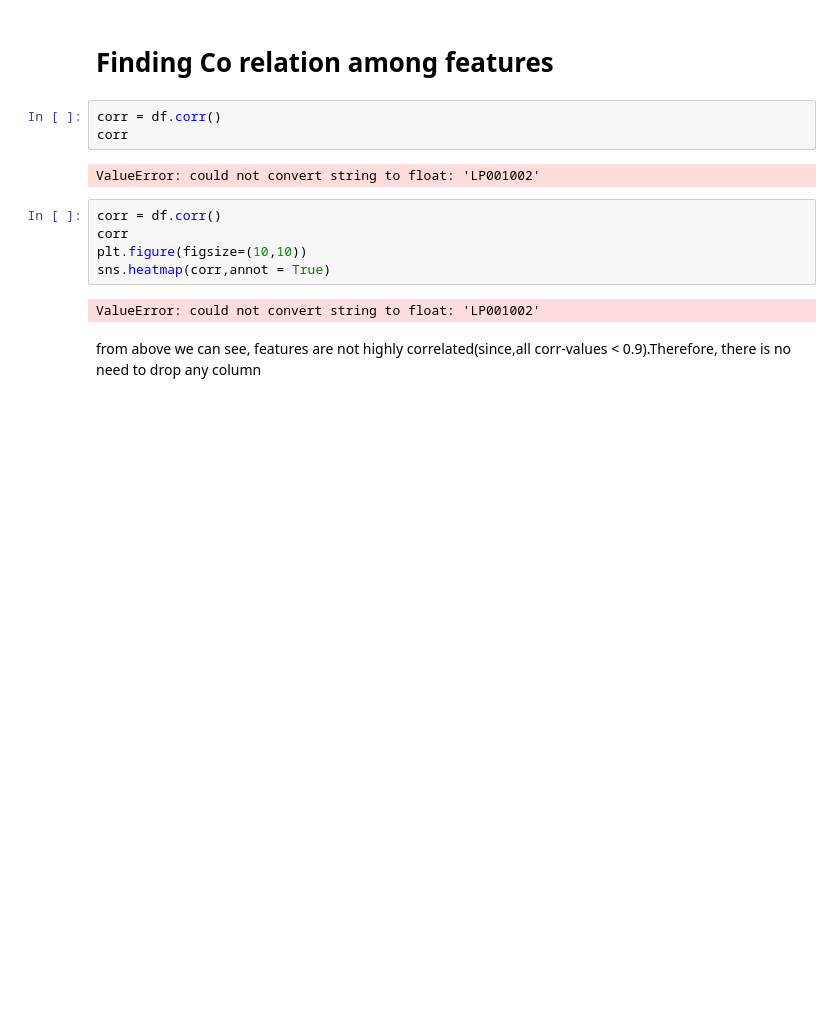
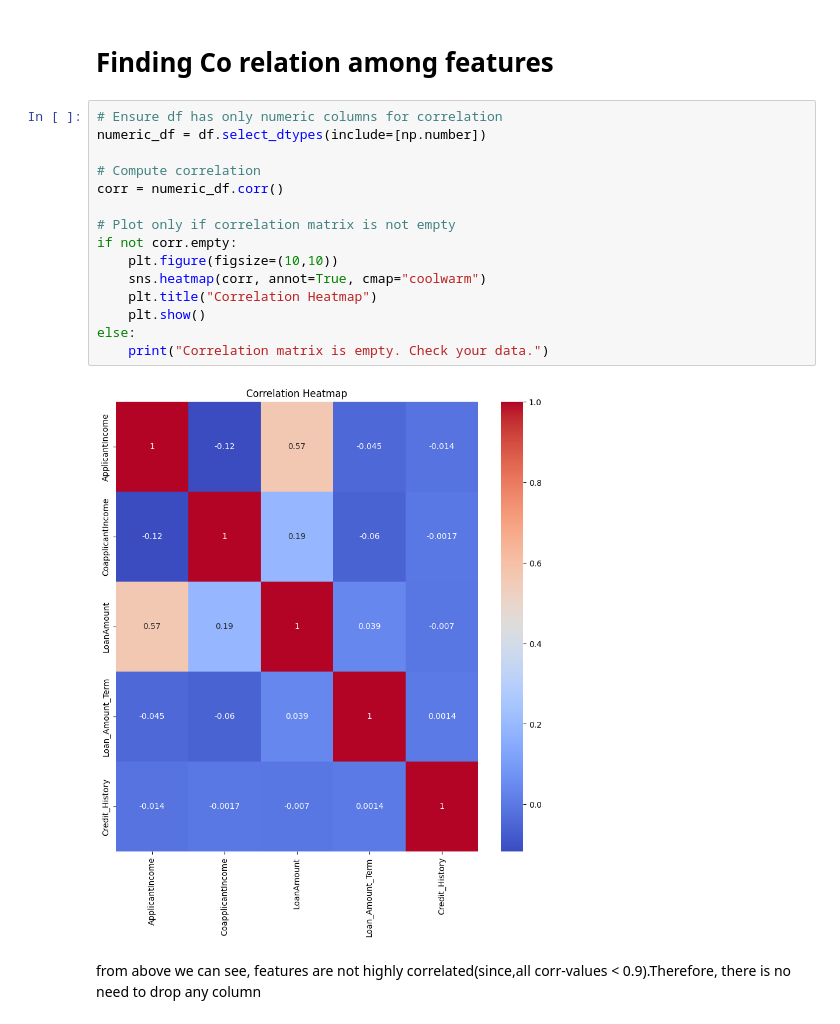
Before and after one commit to heoshiking/Loan_prediction_Model, a Jupyter notebook: LoanApprovalProject.ipynb, the cells around one changed output. Cells and saved outputs as stored; diff of their text form; blank space fills up the shorter version.

```diff
--- a/LoanApprovalProject.ipynb
+++ b/LoanApprovalProject.ipynb
@@ -199,18 +199,23 @@ Name: count, dtype: int64
 applicants who are not self employed applies for loan(nearly 6.5 times) than not self employed ones
 # %% [markdown]
 # Finding Co relation among features
-# %%
-corr = df.corr()
-corr
-# %% [output]
-ValueError: could not convert string to float: 'LP001002'
-# %%
-corr = df.corr()
-corr
-plt.figure(figsize=(10,10))
-sns.heatmap(corr,annot = True)
-# %% [output]
-ValueError: could not convert string to float: 'LP001002'
+# %%
+# Ensure df has only numeric columns for correlation
+numeric_df = df.select_dtypes(include=[np.number])
+
+# Compute correlation
+corr = numeric_df.corr()
+
+# Plot only if correlation matrix is not empty
+if not corr.empty:
+    plt.figure(figsize=(10,10))
+    sns.heatmap(corr, annot=True, cmap="coolwarm")
+    plt.title("Correlation Heatmap")
+    plt.show()
+else:
+    print("Correlation matrix is empty. Check your data.")
+# %% [output]
+[figure, added]
 # %% [markdown]
 from above we can see, features are not highly correlated(since,all corr-values < 0.9).Therefore, there is no need to drop any column
 # %% [markdown]
```
Also changed, not shown: parts of 16 cells of this notebook.
